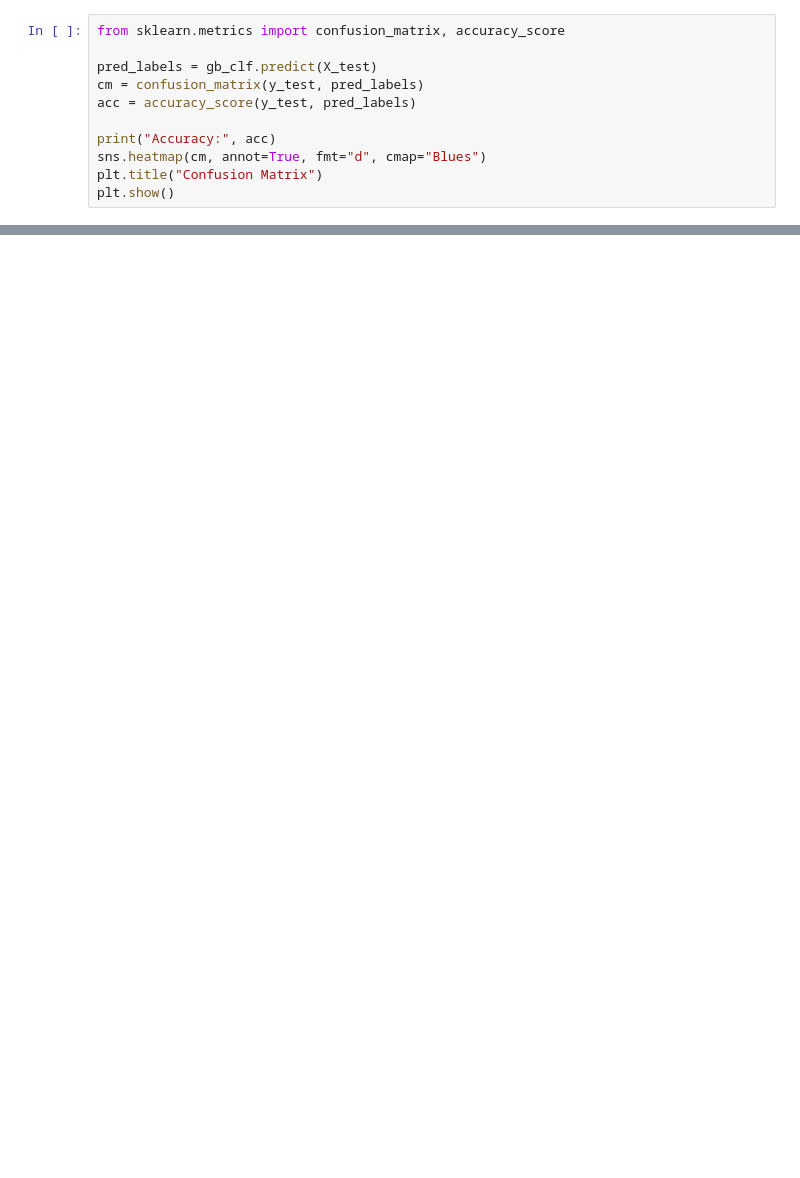
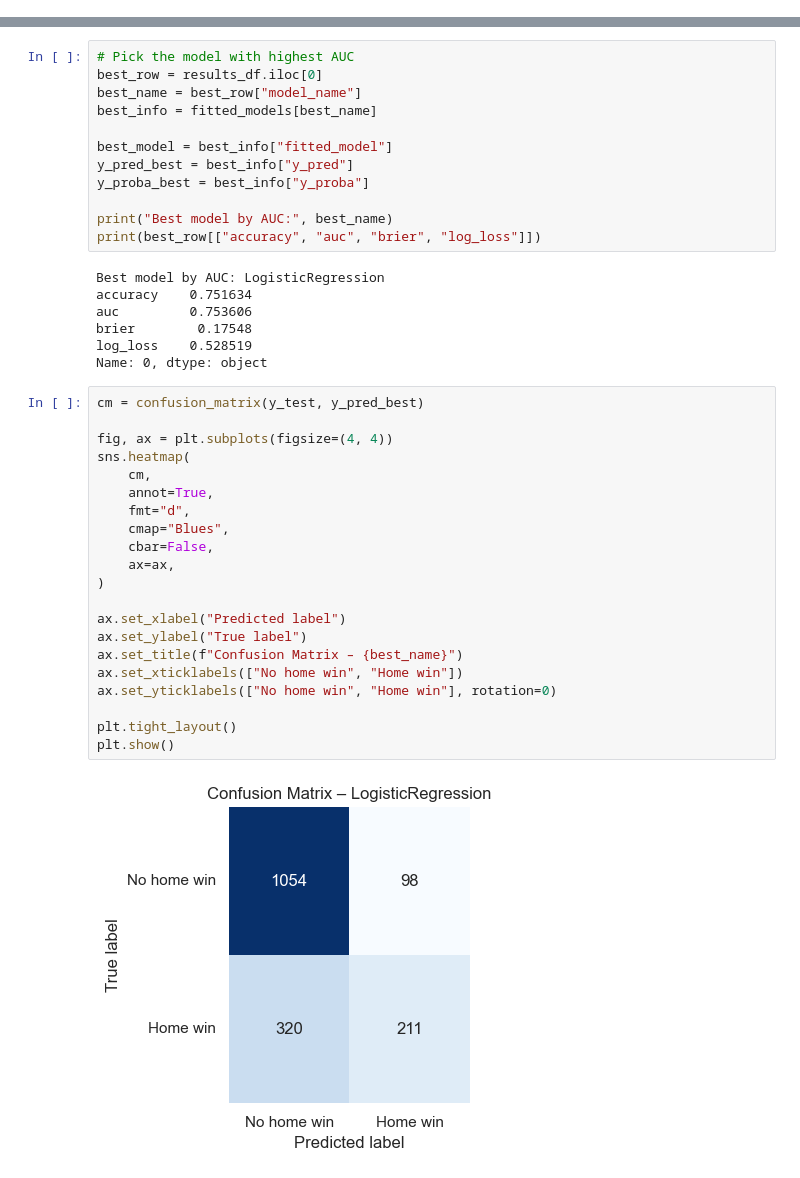
Before and after one commit to arnavjain321-prog/external-factors-football-win-prediction, a Jupyter notebook: notebooks/02_modeling.ipynb, the cells around one changed output, grey strips where cells are left out. Saved outputs shown, nothing was run; the diff lists cells and outputs as text; blank space fills up the shorter version.

```diff
--- a/notebooks/02_modeling.ipynb
+++ b/notebooks/02_modeling.ipynb
@@ -93,11 +122,0 @@ shap.summary_plot(shap_values, X_test, plot_type="bar")
-# %%
-from sklearn.metrics import confusion_matrix, accuracy_score
-
-pred_labels = gb_clf.predict(X_test)
-cm = confusion_matrix(y_test, pred_labels)
-acc = accuracy_score(y_test, pred_labels)
-
-print("Accuracy:", acc)
-sns.heatmap(cm, annot=True, fmt="d", cmap="Blues")
-plt.title("Confusion Matrix")
-plt.show()
@@ -116,0 +221,42 @@ shap.summary_plot(shap_values, X_train, feature_names=X_train.columns)
+# %%
+# Pick the model with highest AUC
+best_row = results_df.iloc[0]
+best_name = best_row["model_name"]
+best_info = fitted_models[best_name]
+
+best_model = best_info["fitted_model"]
+y_pred_best = best_info["y_pred"]
+y_proba_best = best_info["y_proba"]
+
+print("Best model by AUC:", best_name)
+print(best_row[["accuracy", "auc", "brier", "log_loss"]])
+# %% [output]
+Best model by AUC: LogisticRegression
+accuracy    0.751634
+auc         0.753606
+brier        0.17548
+log_loss    0.528519
+Name: 0, dtype: object
+# %%
+cm = confusion_matrix(y_test, y_pred_best)
+
+fig, ax = plt.subplots(figsize=(4, 4))
+sns.heatmap(
+    cm,
+    annot=True,
+    fmt="d",
+    cmap="Blues",
+    cbar=False,
+    ax=ax,
+)
+
+ax.set_xlabel("Predicted label")
+ax.set_ylabel("True label")
+ax.set_title(f"Confusion Matrix – {best_name}")
+ax.set_xticklabels(["No home win", "Home win"])
+ax.set_yticklabels(["No home win", "Home win"], rotation=0)
+
+plt.tight_layout()
+plt.show()
+# %% [output]
+[figure, added]
```
Also changed, not shown: parts of 19 cells of this notebook, 1 other file.
